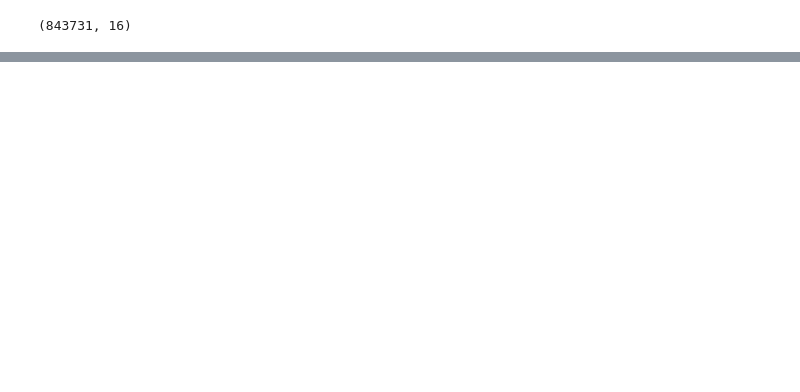
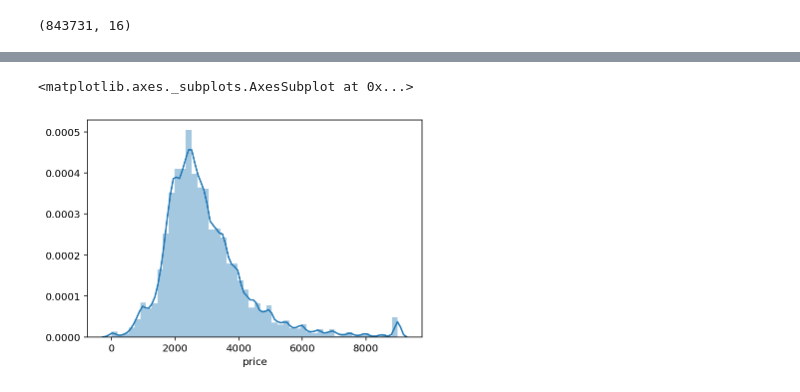
Before and after one commit to vistrcm/apthunt, a Jupyter notebook: analysis/analyze.ipynb, the cells around one changed output, grey strips where cells are left out. Cells and saved outputs as stored; diff of their text form; code cells hidden in the pictures; blank space fills up the shorter version.

```diff
--- a/analysis/analyze.ipynb
+++ b/analysis/analyze.ipynb
@@ -366,0 +324,5 @@ Pickling train.pd.
+# %%
+sns.distplot(short.loc[short["price"] < 20000, "price"])
+# %% [output]
+<matplotlib.axes._subplots.AxesSubplot at 0x...>
+[figure, added]
```
Also changed, not shown: parts of 39 cells of this notebook.
